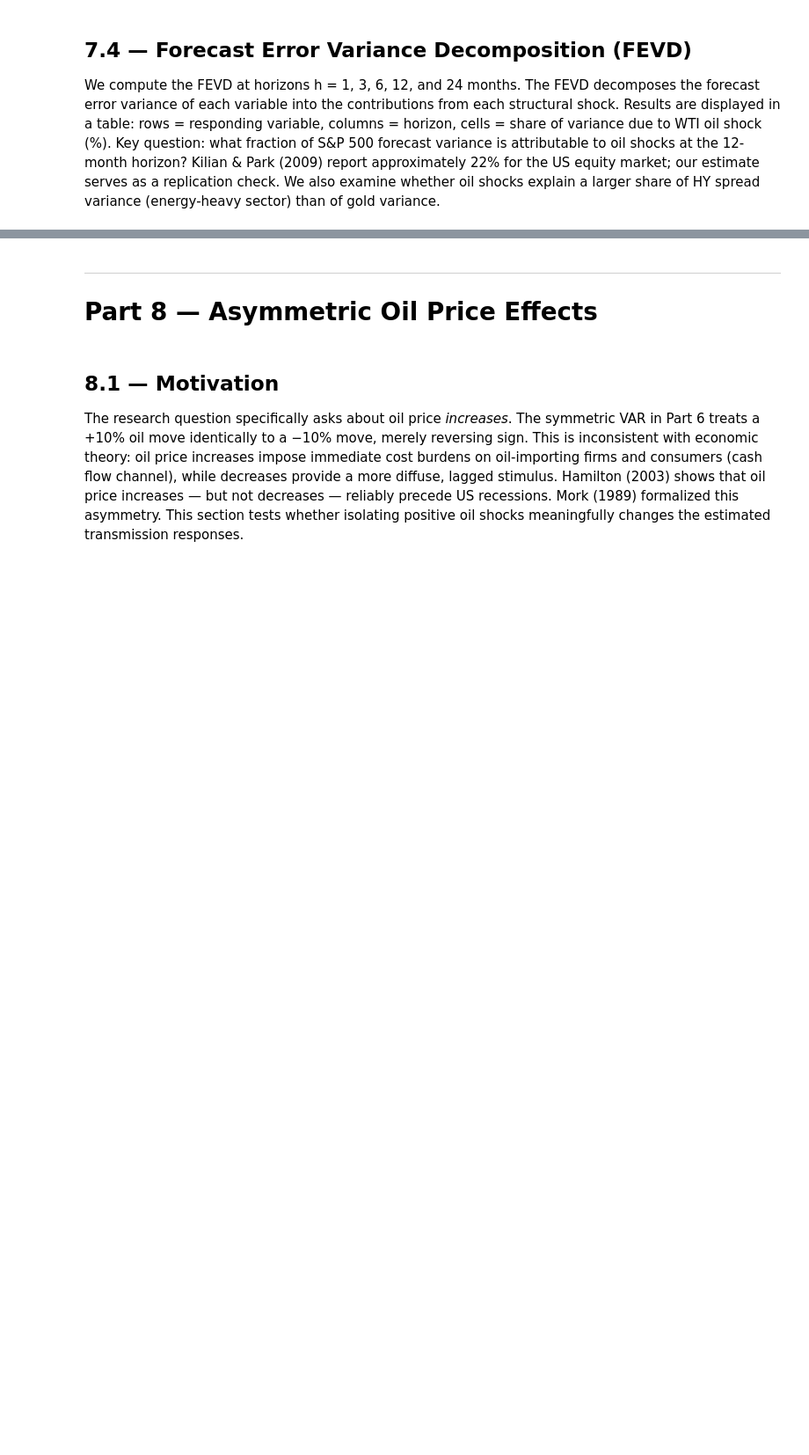
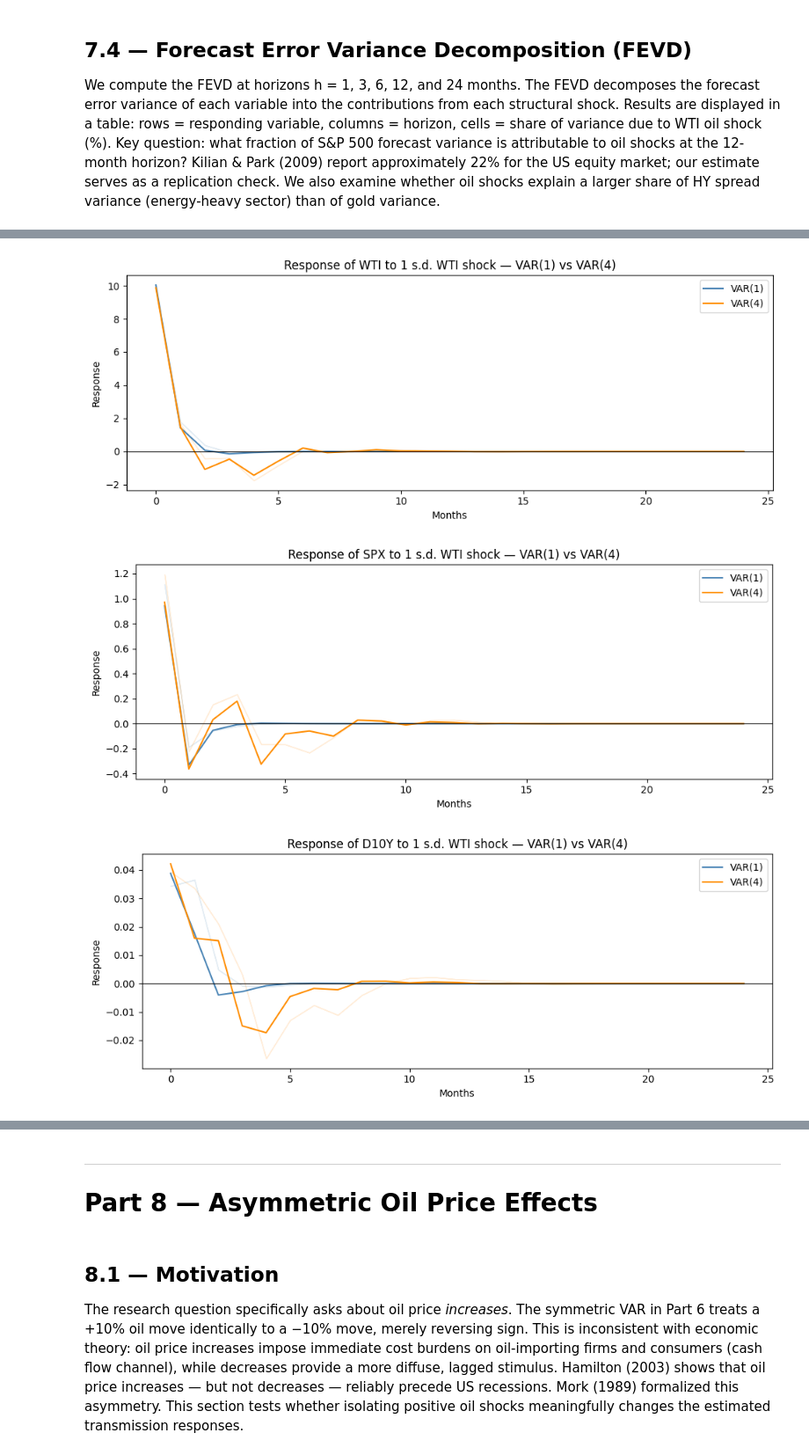
Before and after one commit to Altankaragulle/EMIF_Project_Oil, a Jupyter notebook: EMIF_Oil_Shock_Project.ipynb, the cells around one changed output, grey strips where cells are left out. Shown at 88% size. Cells and saved outputs as stored; diff of their text form; code cells hidden in the pictures; blank space fills up the shorter version.

```diff
--- a/EMIF_Oil_Shock_Project.ipynb
+++ b/EMIF_Oil_Shock_Project.ipynb
@@ -1272,3 +1376,22 @@ For each, we note the peak impact, timing (which month), and whether the effect
 ## 7.4 — Forecast Error Variance Decomposition (FEVD)
 
 We compute the FEVD at horizons h = 1, 3, 6, 12, and 24 months. The FEVD decomposes the forecast error variance of each variable into the contributions from each structural shock. Results are displayed in a table: rows = responding variable, columns = horizon, cells = share of variance due to WTI oil shock (%). Key question: what fraction of S&P 500 forecast variance is attributable to oil shocks at the 12-month horizon? Kilian & Park (2009) report approximately 22% for the US equity market; our estimate serves as a replication check. We also examine whether oil shocks explain a larger share of HY spread variance (energy-heavy sector) than of gold variance.
+# %%
+fevd = var_results.fevd(24)
+
+variables = var_df.columns.tolist()
+wti_idx = variables.index("WTI")
+selected_horizons = [0, 2, 5, 11, 23]  # 0-indexed: month 1, 3, 6, 12, 24
+
+fevd_rows = []
+for var_name in variables:
+    var_idx = variables.index(var_name)
+    row = {"Variable": var_name}
+    for h in selected_horizons:
+        row[f"h={h+1}"] = fevd.decomp[var_idx, h, wti_idx]* 100
+    fevd_rows.append(row)
+
+fevd_table = pd.DataFrame(fevd_rows).set_index("Variable")
+
+print("Forecast Error Variance Decomposition (% due to WTI shock):")
+print(fevd_table.round(2).to_string())
@@ -1274,0 +1436,34 @@ We compute the FEVD at horizons h = 1, 3, 6, 12, and 24 months. The FEVD decompo
+# %%
+irf4 = var4_results.irf(24)
+lower4, upper4 = irf4.errband_mc(orth=True, repl=500, signif=0.05, seed=42)
+
+impulse_idx = variables.index("WTI")
+horizons = np.arange(25)
+
+for response_name in variables:
+    response_idx = variables.index(response_name)
+
+    resp1 = irf.orth_irfs[:, response_idx, impulse_idx]
+    lo1 = lower_band[:, response_idx, impulse_idx]
+    hi1 = upper_band[:, response_idx, impulse_idx]
+
+    resp4 = irf4.orth_irfs[:, response_idx, impulse_idx]
+    lo4 = lower4[:, response_idx, impulse_idx]
+    hi4 = upper4[:, response_idx, impulse_idx]
+
+    fig, ax = plt.subplots(figsize=(10, 4))
+    ax.plot(horizons, resp1, color="steelblue", label="VAR(1)")
+    ax.fill_between(horizons, lo1, hi1, alpha=0.15, color="steelblue")
+    ax.plot(horizons, resp4, color="darkorange", label="VAR(4)")
+    ax.fill_between(horizons, lo4, hi4, alpha=0.15, color="darkorange")
+    ax.axhline(0, color="black", linewidth=0.8)
+    ax.set_title(f"Response of {response_name} to 1 s.d. WTI shock — VAR(1) vs VAR(4)")
+    ax.set_xlabel("Months")
+    ax.set_ylabel("Response")
+    ax.legend()
+    plt.tight_layout()
+    plt.show()
+# %% [output]
+[figure, added]
+[figure, added]
+[figure, added]
```
Also changed, not shown: parts of 14 cells of this notebook.
